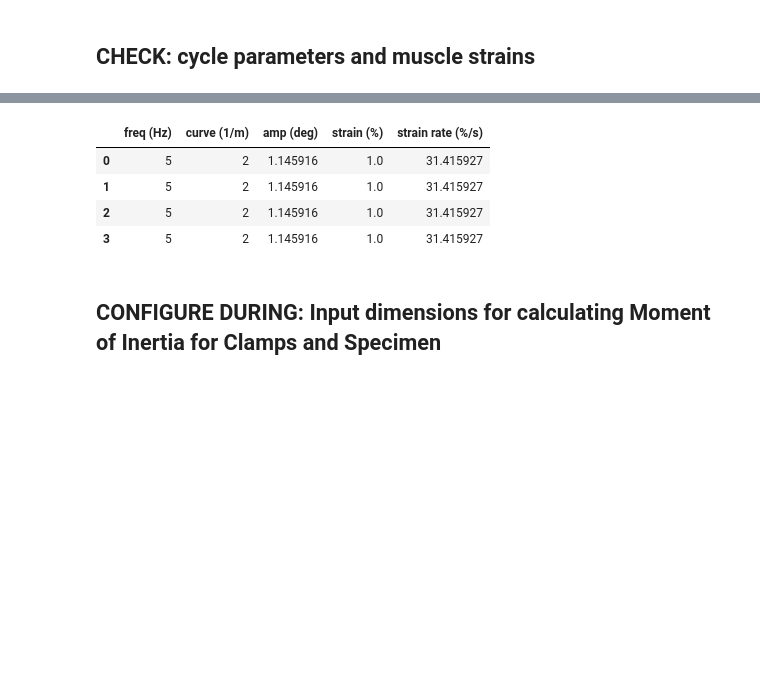
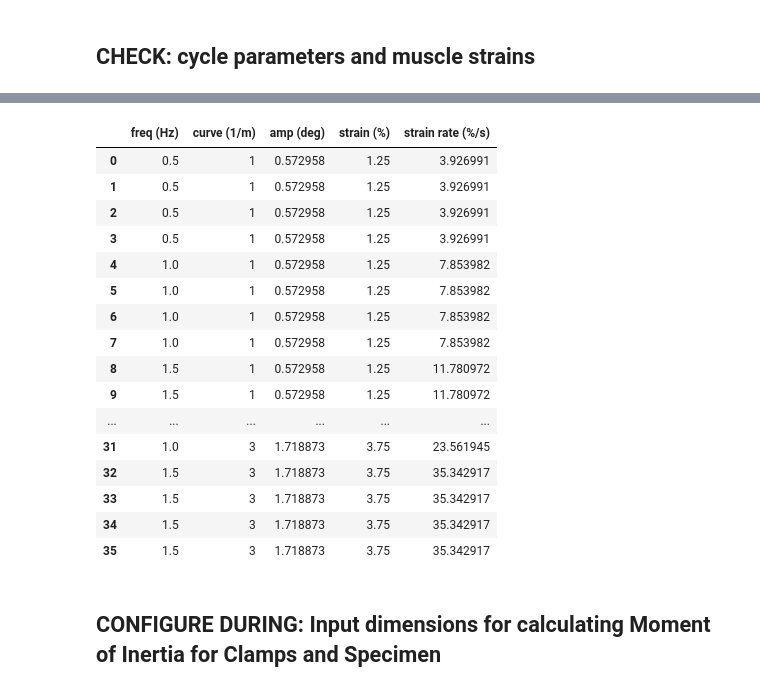
Before and after one commit to tytell/Bender3, a Jupyter notebook: bender_run.ipynb, the cells around one changed output, grey strips where cells are left out. Drawn from its saved outputs; the diff is of its cells as text; code cells hidden in the pictures; blank space fills up the shorter version.

Commit message:
Updated notebook and bender functions. Ready to test on Bender.

```diff
--- a/bender_run.ipynb
+++ b/bender_run.ipynb
@@ -83,7 +83,7 @@ fishlen_SL = 185 # Standard length in mm
 # %% [markdown]
 ## Mount-specific dimensions: Input these after mounting and before bending
 # %%
-xsec_width = 10        # mm Cross sectional width of fish between the clamps at the axis of rotation
+xsec_width = 25       # mm Cross sectional width of fish between the clamps at the axis of rotation
 xsec_height = 83       # mm Cross sectional height of fish between the clamps at the axis of rotation
 
 # Mounted biometrics
@@ -99,17 +99,17 @@ If you want to drive curvature based on body thickness and red muscle strain, a
 test_type = "dynamic" # Select your test type!
 
 # Bender specimen parameters
-all_freqs = [1]
-all_curves = [2]
+all_freqs = [.5,1,1.5]
+all_curves = [1,2,3]
 randomize = False
 cycles_per_step = 5    # How many times do you want to bend your specimen at each amplitude/frequency?
 n_end_cycles = 2        # add cycles after last amplitude step
 stim_cycles_in_step = np.array([2,3]) # This array defines which cycles to activate
 
 # Bender muscle stimulation parameters
-is_stim = False # True stimulates the muscle. False is for passive tests
-all_stimduties = [0]       # fractions of a cycle
-all_stimphases = [0]      # fractions of a cycle
+is_stim = True # True stimulates the muscle. False is for passive tests
+all_stimduties = [.1,.5]       # fractions of a cycle
+all_stimphases = [-.1,0]      # fractions of a cycle
 stim_pulse_rate = 75 # Hz shouldn't have to change this from 75
 
 # Change these to whatever the stimulator panel is set to.
@@ -175,10 +171,25 @@ if test_type in ['dynamic', 'static']:
         all_stimphases=all_stimphases,
         stim_pulse_rate=stim_pulse_rate
     )
+
+    # NEW: Actually GENERATE the numbers for the plot
+    angle, anglevel, tnorm, _ = bender.make_dynamic_cycles(
+        bender.period_by_cycle,
+        bender.freq_by_cycle,
+        bender.amp_by_cycle
+    )
+
 if test_type in ['sweep']:
     bender.duration = duration # duration of each sweep in seconds
     bender.all_freqs = all_freqs # frequencies of sweep in Hz (should be a list of 2 values: [start, end])
     bender.all_curves = all_curves # amplitude of sweep in degrees
     bender.xsec_width = xsec_width
     bender.amplitude_frequency_exponent = amplitude_frequency_exponent # exponent for how amplitude changes
+    # NEW: Actually GENERATE the numbers for the plot
+    angle, anglevel, tnorm, _ = bender.make_frequency_sweep(
+        bender.all_freqs,
+        bender.all_curves,
+        bender.amplitude_frequency_exponent,
+        bender.waitbefore
+    )
 # %% [output]
@@ -191,12 +223,13 @@ organize_cycles took 0.003147125244140625 seconds
 # %%
 # CHECK CYCLE PARAMETERS
 print("--- Generated Sequence Attributes ---")
-print(f"Total move duration (np.sum(period_by_cycle)): {np.sum(bender.period_by_cycle):.2f} seconds")
-print(f"Total cycles generated: {len(bender.period_by_cycle)}")
+#print(f"Total move duration (np.sum(period_by_cycle)): {np.sum(bender.period_by_cycle)} seconds")
+#print(f"Total cycles generated: {len(bender.period_by_cycle)}")
 
 # Print the full arrays for review if they are short enough
 print("\nall_freqs by cycle (Hz):")
 print(bender.freq_by_cycle)
+
 
 print("\nAmplitudes by cycle (degrees):")
 print(bender.amp_by_cycle)
@@ -211,10 +244,10 @@ print("\nAmplitudes by cycle (degrees):")
 print(bender.amp_by_cycle)
 
 print("\nStimulation Burst Durations:")
-print(bender.actburstdur)
+print(bender.stimburstdur)
 
 print(f"\nall_freqs (Start/End Freqs): {bender.all_freqs}")
-print(f"allamps (Start/End Amps): {bender.allamps}")
+print(f"all_degs (Start/End Amps): {bender.all_degs}")
 
 # You can also use a print statement right in the function if you prefer immediate feedback:
 # print(f"DEBUG: bender attributes populated successfully in notebook.")
@@ -222,7 +255,7 @@ print(f"allamps (Start/End Amps): {bender.allamps}")
 # Check strains and strain rates
 pd.DataFrame({"freq (Hz)": bender.all_freqs,
               "curve (1/m)": bender.all_curves,
-              "amp (deg)": bender.allamps,
+              "amp (deg)": bender.all_degs,
               "strain (%)": bender.allstrains*100,
             "strain rate (%/s)": bender.allstrainrates*100})
 # %% [output]
@@ -246,8 +279,20 @@ allamps (Start/End Amps): [1.14591559 1.14591559 1.14591559 1.14591559]
 |  | freq (Hz) | curve (1/m) | amp (deg) | strain (%) | strain rate (%/s) |
-| 0 | 5 | 2 | 1.145916 | 1.0 | 31.415927 |
-| 1 | 5 | 2 | 1.145916 | 1.0 | 31.415927 |
-| 2 | 5 | 2 | 1.145916 | 1.0 | 31.415927 |
-| 3 | 5 | 2 | 1.145916 | 1.0 | 31.415927 |
+| 0 | 0.5 | 1 | 0.572958 | 1.25 | 3.926991 |
+| 1 | 0.5 | 1 | 0.572958 | 1.25 | 3.926991 |
+| 2 | 0.5 | 1 | 0.572958 | 1.25 | 3.926991 |
+| 3 | 0.5 | 1 | 0.572958 | 1.25 | 3.926991 |
+| 4 | 1.0 | 1 | 0.572958 | 1.25 | 7.853982 |
+| 5 | 1.0 | 1 | 0.572958 | 1.25 | 7.853982 |
+| 6 | 1.0 | 1 | 0.572958 | 1.25 | 7.853982 |
+| 7 | 1.0 | 1 | 0.572958 | 1.25 | 7.853982 |
+| 8 | 1.5 | 1 | 0.572958 | 1.25 | 11.780972 |
+| 9 | 1.5 | 1 | 0.572958 | 1.25 | 11.780972 |
+| ... | ... | ... | ... | ... | ... |
+| 31 | 1.0 | 3 | 1.718873 | 3.75 | 23.561945 |
+| 32 | 1.5 | 3 | 1.718873 | 3.75 | 35.342917 |
+| 33 | 1.5 | 3 | 1.718873 | 3.75 | 35.342917 |
+| 34 | 1.5 | 3 | 1.718873 | 3.75 | 35.342917 |
+| 35 | 1.5 | 3 | 1.718873 | 3.75 | 35.342917 |
 # %% [markdown]
 ## CONFIGURE DURING: Input dimensions for calculating Moment of Inertia for Clamps and Specimen
 # %%
```
Also changed, not shown: parts of 10 cells of this notebook, 1 other file.
